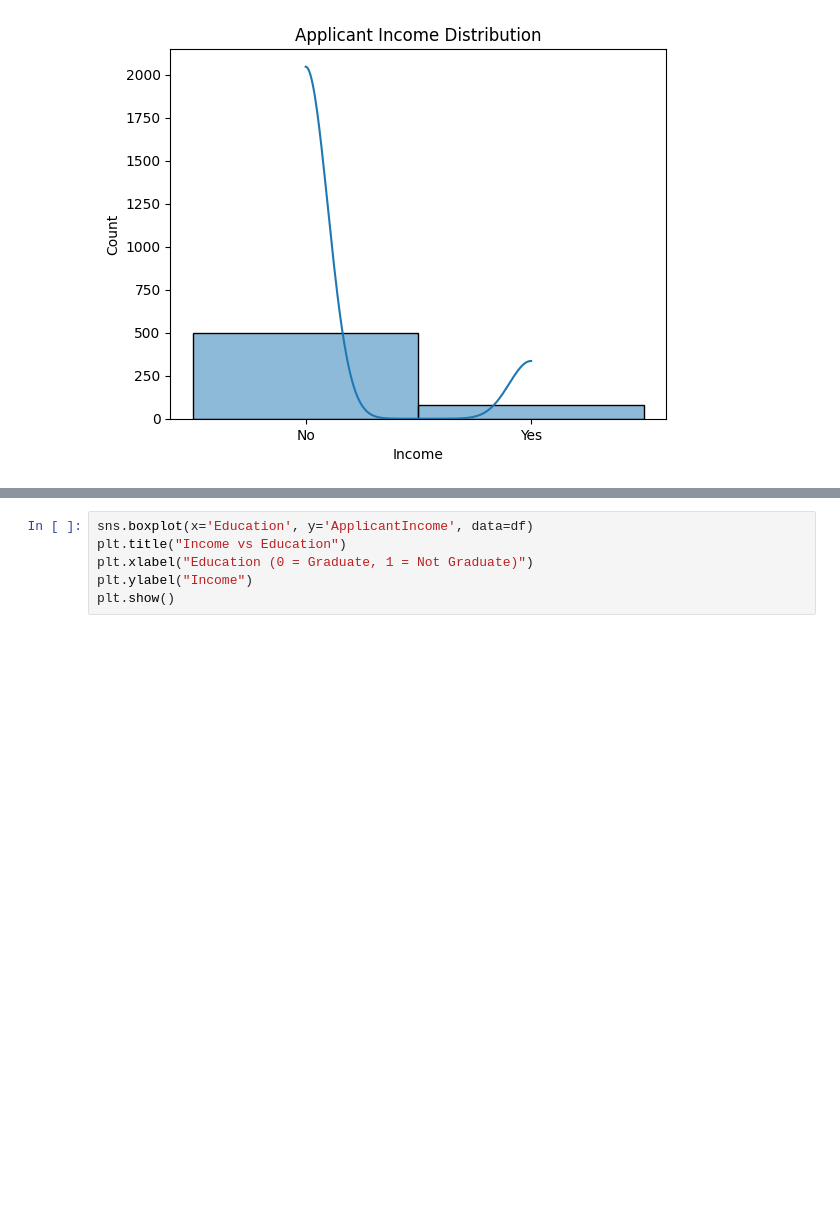
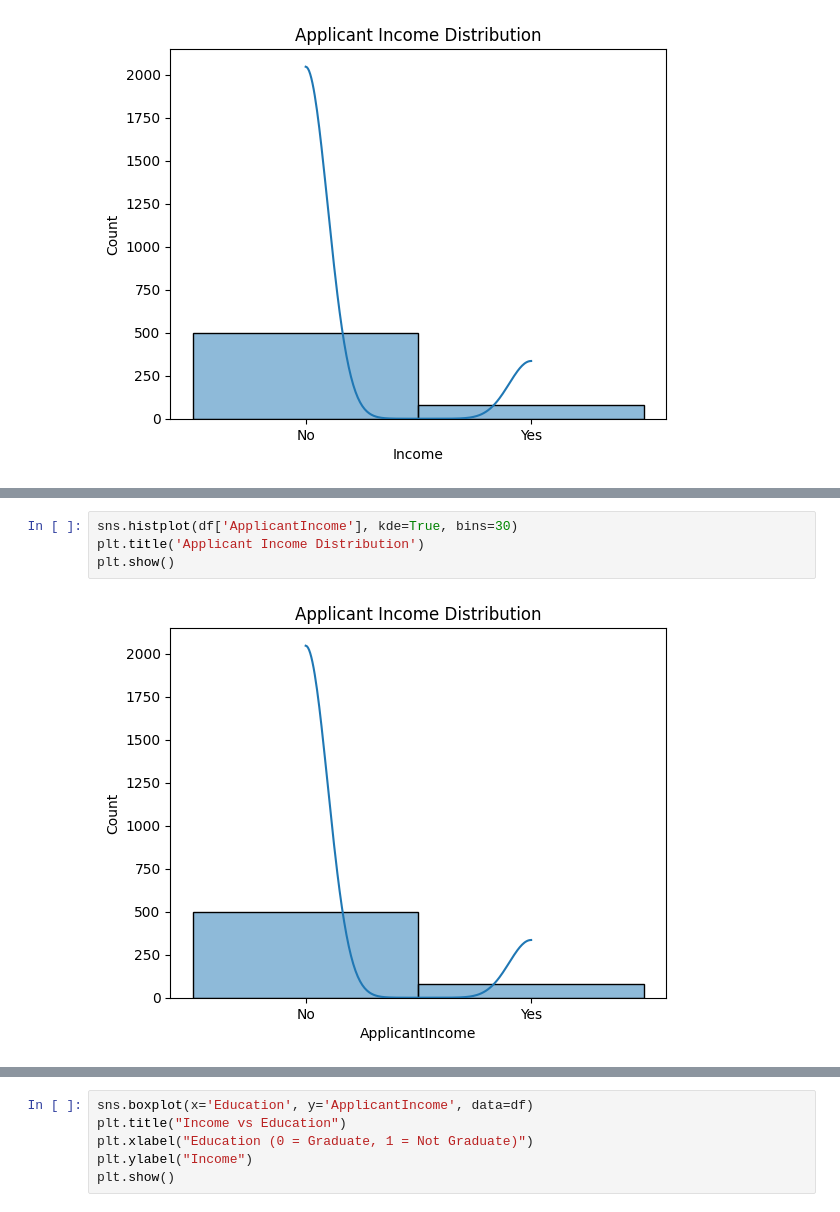
Before and after one commit to stalin-dalia/loan_prediction, a Jupyter notebook: loan.ipynb, the cells around one changed output, grey strips where cells are left out. Drawn from its saved outputs; the diff is of its cells as text; blank space fills up the shorter version.

```diff
--- a/loan.ipynb
+++ b/loan.ipynb
@@ -153,0 +175,6 @@ plt.show()
+# %%
+sns.histplot(df['ApplicantIncome'], kde=True, bins=30)
+plt.title('Applicant Income Distribution')
+plt.show()
+# %% [output]
+[figure, added]
```
Also changed, not shown: parts of 6 cells of this notebook.
